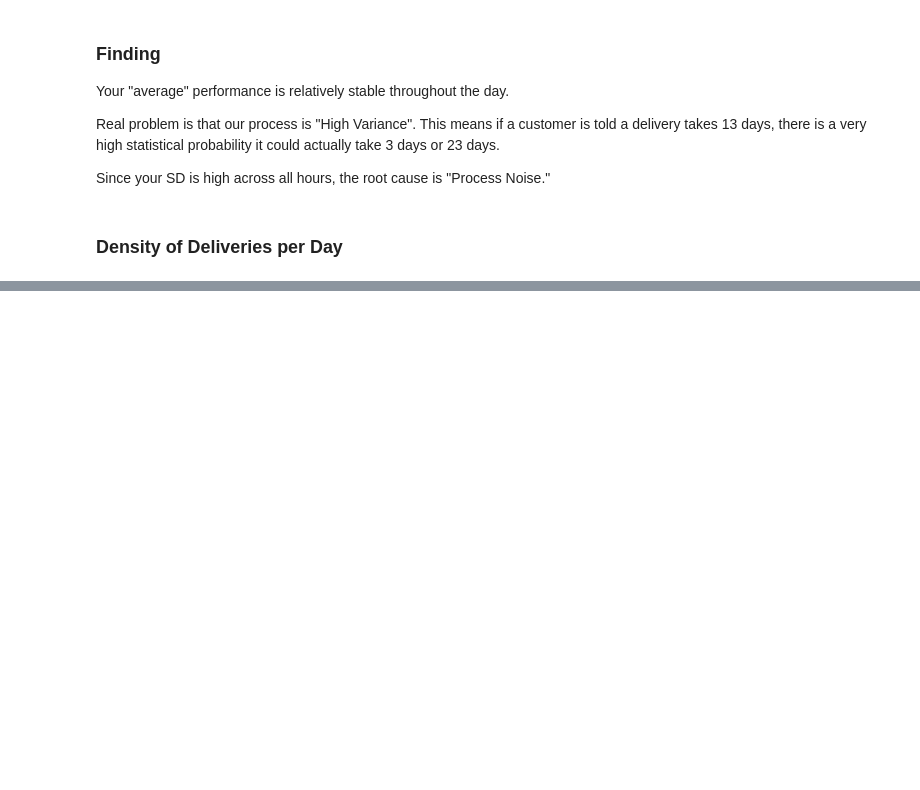
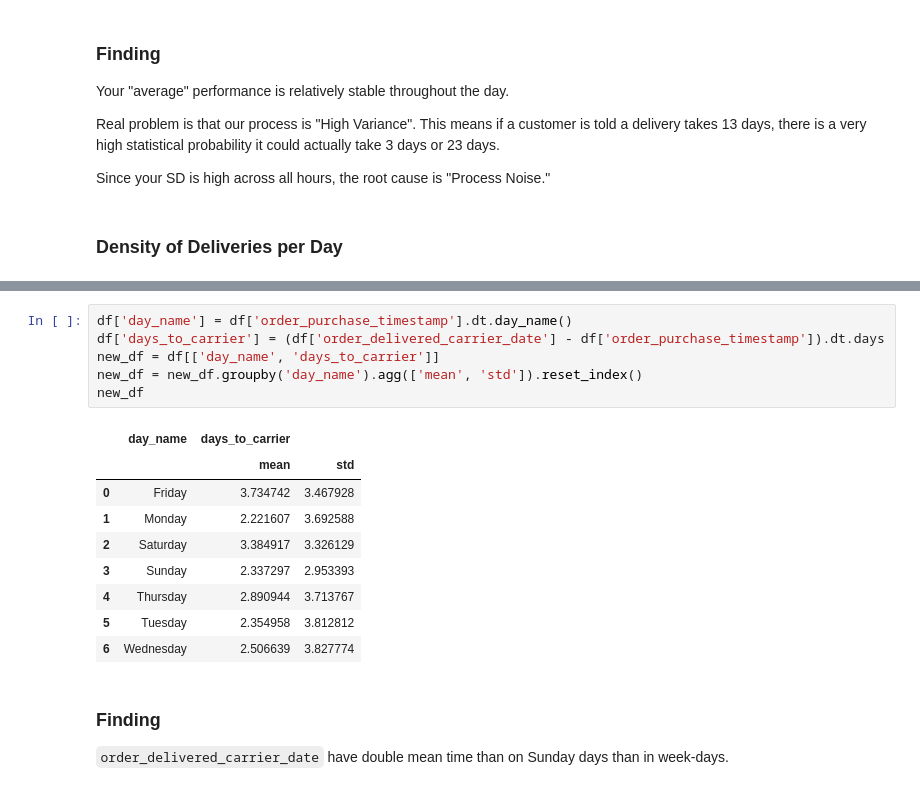
Before and after one commit to yunwe/olist-logistics-efficiency, a Jupyter notebook: notebooks/Delivery Time Distribution.ipynb, the cells around one changed output, grey strips where cells are left out. Cells and saved outputs as stored; diff of their text form; blank space fills up the shorter version.

```diff
--- a/notebooks/Delivery Time Distribution.ipynb
+++ b/notebooks/Delivery Time Distribution.ipynb
@@ -144,0 +161,19 @@ new_df
+# %%
+df['day_name'] = df['order_purchase_timestamp'].dt.day_name()
+df['days_to_carrier'] = (df['order_delivered_carrier_date'] - df['order_purchase_timestamp']).dt.days
+new_df = df[['day_name', 'days_to_carrier']]
+new_df = new_df.groupby('day_name').agg(['mean', 'std']).reset_index()
+new_df
+# %% [output]
+|  | day_name | days_to_carrier |  |
+|  |  | mean | std |
+| 0 | Friday | 3.734742 | 3.467928 |
+| 1 | Monday | 2.221607 | 3.692588 |
+| 2 | Saturday | 3.384917 | 3.326129 |
+| 3 | Sunday | 2.337297 | 2.953393 |
+| 4 | Thursday | 2.890944 | 3.713767 |
+| 5 | Tuesday | 2.354958 | 3.812812 |
+| 6 | Wednesday | 2.506639 | 3.827774 |
+# %% [markdown]
+### Finding
+`order_delivered_carrier_date` have double mean time than on Sunday days than in week-days.
```
Also changed, not shown: parts of 4 cells of this notebook, 3 other files.
